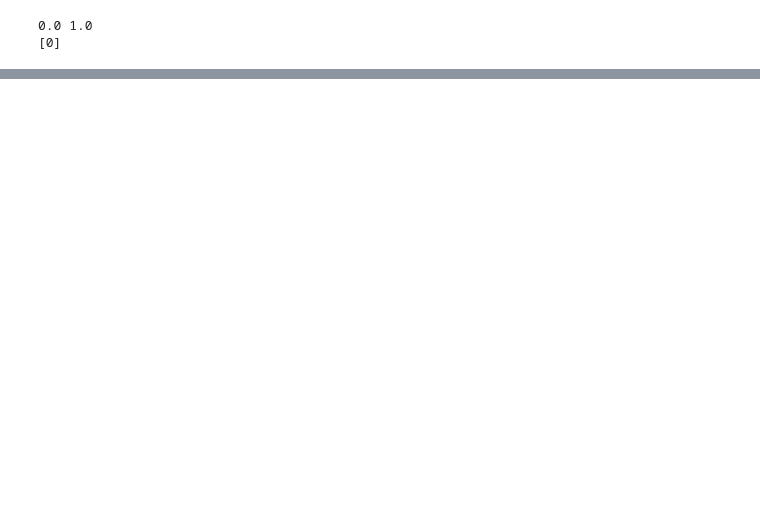
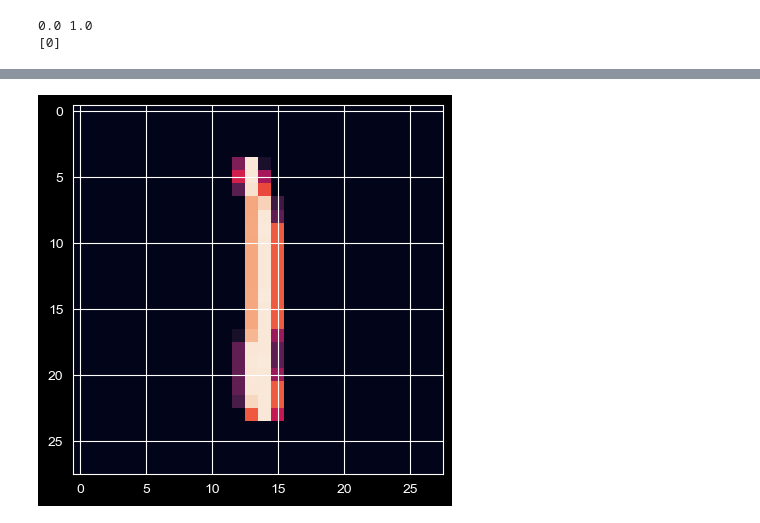
Before and after one commit to wudye/my-road-to-machine-learning, a Jupyter notebook: algorithm/1-knn/2knn_practice.ipynb, the cells around one changed output, grey strips where cells are left out. Drawn from its saved outputs; the diff is of its cells as text; code cells hidden in the pictures; blank space fills up the shorter version.

```diff
--- a/algorithm/1-knn/2knn_practice.ipynb
+++ b/algorithm/1-knn/2knn_practice.ipynb
@@ -161,3 +166,9 @@ print(y_pred_test)
 # %% [output]
 0.0 1.0
 [0]
+# %%
+check_data = pd.read_csv('./manualNumber.csv')
+xx = check_data.iloc[:, 1:]
+yy = check_data.iloc[:,0]
+check_data_0 = xx.iloc[1000].values
+print(check_data_0)
@@ -163,0 +193,8 @@ print(y_pred_test)
+# %%
+data = check_data_0.reshape(28, 28)
+#plt.imshow(data, cmap='gray')
+plt.imshow(data)
+# plt.imsave('./test3.png', data, cmap='gray')
+plt.show()
+# %% [output]
+[figure, added]
```
Also changed, not shown: parts of 4 cells of this notebook, 1 other file.
